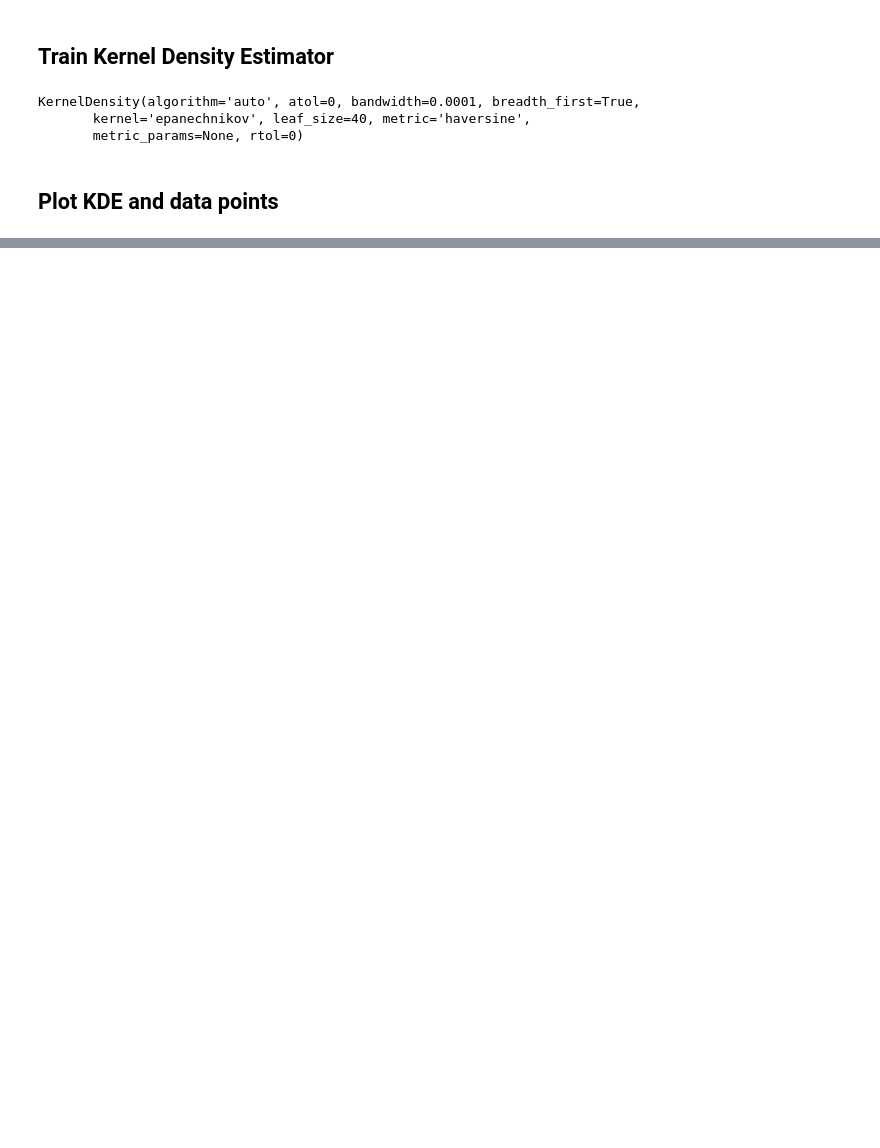
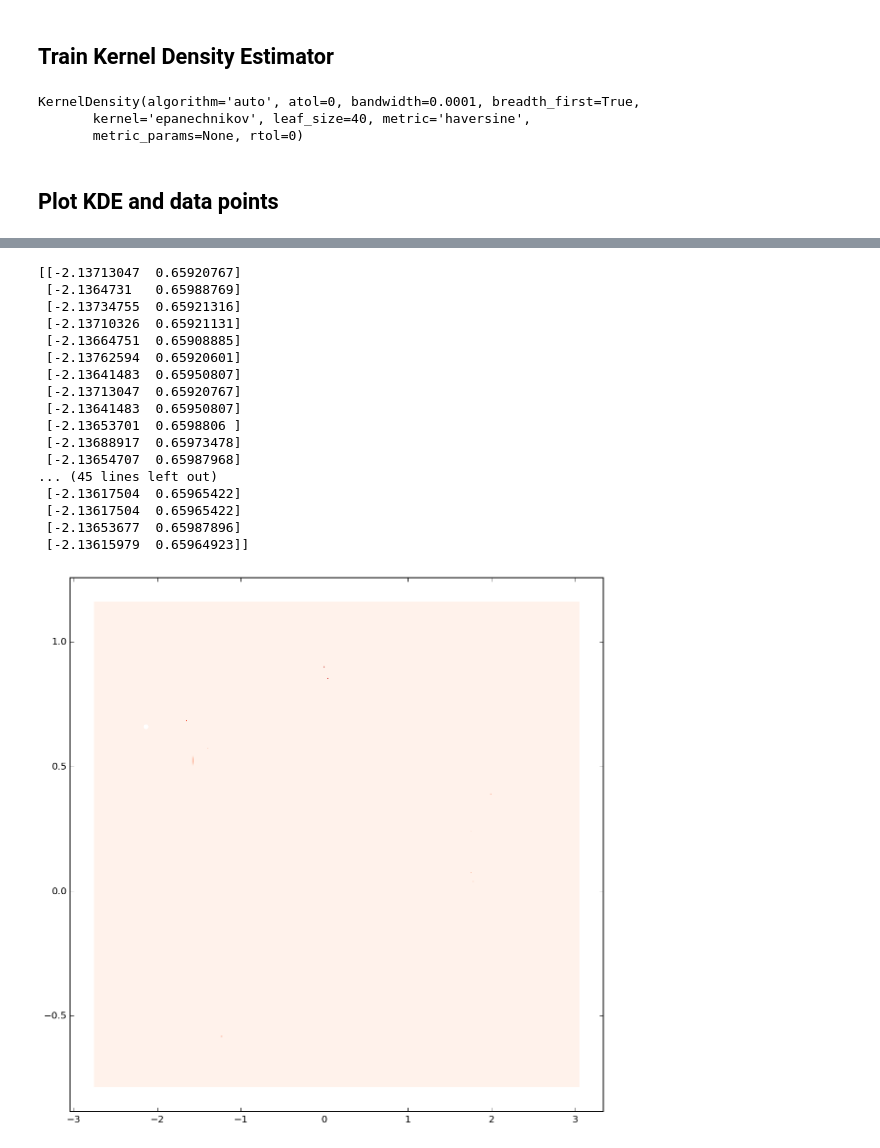
Before and after one commit to mdnip/InsightProject, a Jupyter notebook: ExploratoryAnalysis.ipynb, the cells around one changed output, grey strips where cells are left out. Drawn from its saved outputs; the diff is of its cells as text; code cells hidden in the pictures; blank space fills up the shorter version.

```diff
--- a/ExploratoryAnalysis.ipynb
+++ b/ExploratoryAnalysis.ipynb
@@ -165,0 +168,59 @@ plt.contourf(Xdeg, Ydeg, Zmask, levels=levels, cmap=plt.cm.Reds);
+# %%
+import folium
+from sklearn.cluster import DBSCAN
+from IPython.display import IFrame
+from geopy.distance import EARTH_RADIUS
+
+def make_small_map_dbscan(filter_coord, df):
+    filtered_df = df[(df.lat <= filter_coord['ul_lat']) & (df.longitude <= filter_coord['ul_long']) & (df.lat >= filter_coord['lr_lat']) & (df.longitude >= filter_coord['lr_long'])]
+
+    filtered_df
+    Xtrain = np.vstack((filtered_df.longitude, filtered_df.lat)).T
+    Xtrain *= np.pi/180
+
+    print Xtrain
+    n = 1000
+    radians_per_meter = 1e-3 * EARTH_RADIUS
+
+    db = DBSCAN(
+            eps=50*radians_per_meter,
+            min_samples=10,
+            metric='haversine',
+         )
+
+    db.fit(Xtrain)
+
+    n = 100
+    X = np.linspace(Xtrain[:,0].min(), Xtrain[:,0].max(), n)
+    Y = np.linspace(Xtrain[:,1].min(), Xtrain[:,1].max(), n)
+    X, Y = np.meshgrid(X, Y)
+
+    plt.contourf(X, Y, Z, levels=levels, cmap=plt.cm.Reds)
+    plt.scatter(
+        Xtrain[:,0],
+        Xtrain[:,1],
+        c=db.labels_,
+        s=20,
+        lw=0,
+        cmap=plt.cm.Greys)
+# %%
+make_small_map_dbscan(sf_coord, df)
+# %% [output]
+[[-2.13713047  0.65920767]
+ [-2.1364731   0.65988769]
+ [-2.13734755  0.65921316]
+ [-2.13710326  0.65921131]
+ [-2.13664751  0.65908885]
+ [-2.13762594  0.65920601]
+ [-2.13641483  0.65950807]
+ [-2.13713047  0.65920767]
+ [-2.13641483  0.65950807]
+ [-2.13653701  0.6598806 ]
+ [-2.13688917  0.65973478]
+ [-2.13654707  0.65987968]
+... (45 lines left out)
+ [-2.13617504  0.65965422]
+ [-2.13617504  0.65965422]
+ [-2.13653677  0.65987896]
+ [-2.13615979  0.65964923]]
+[figure, added]
```
Also changed, not shown: parts of 10 cells of this notebook, 4 other files.
